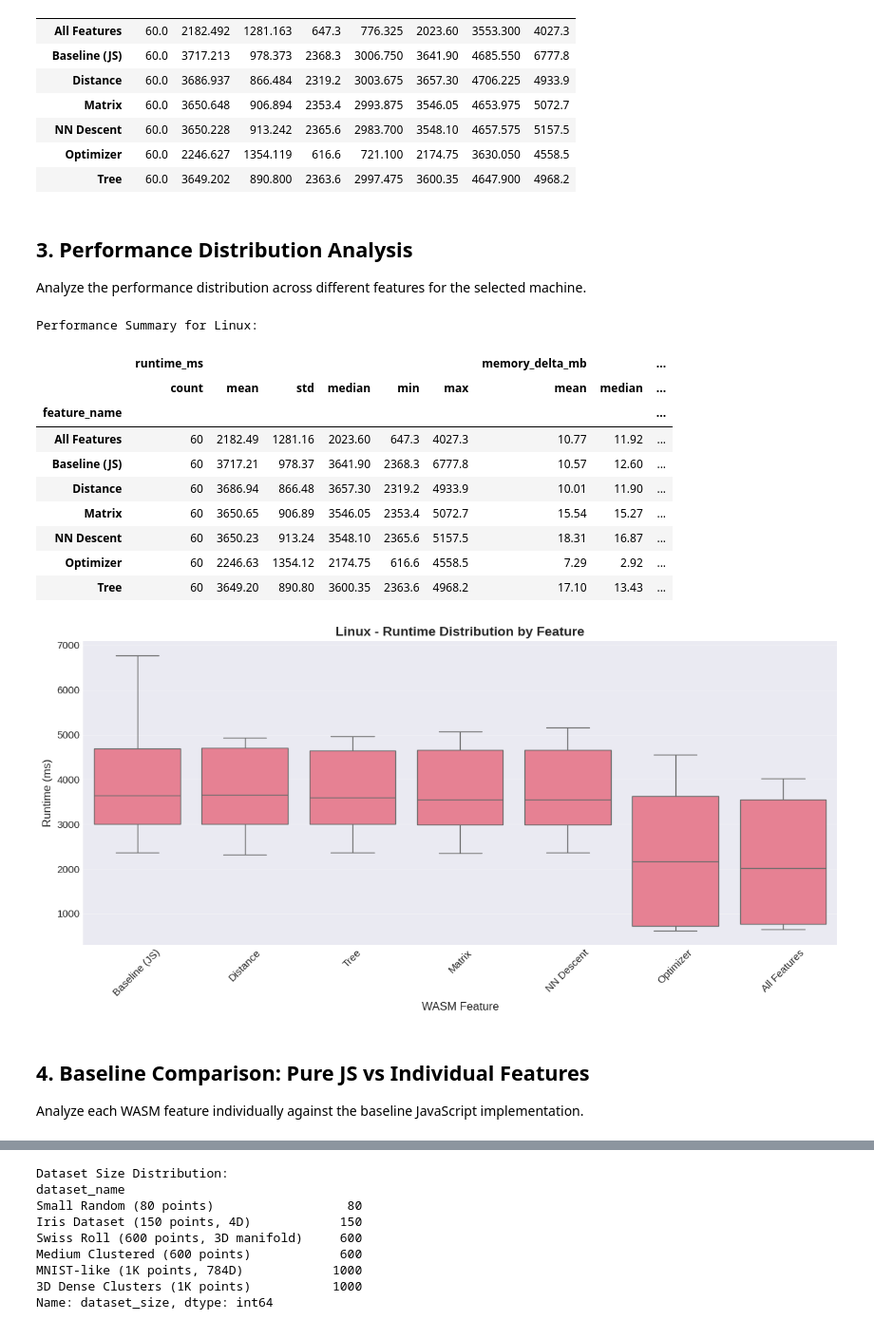
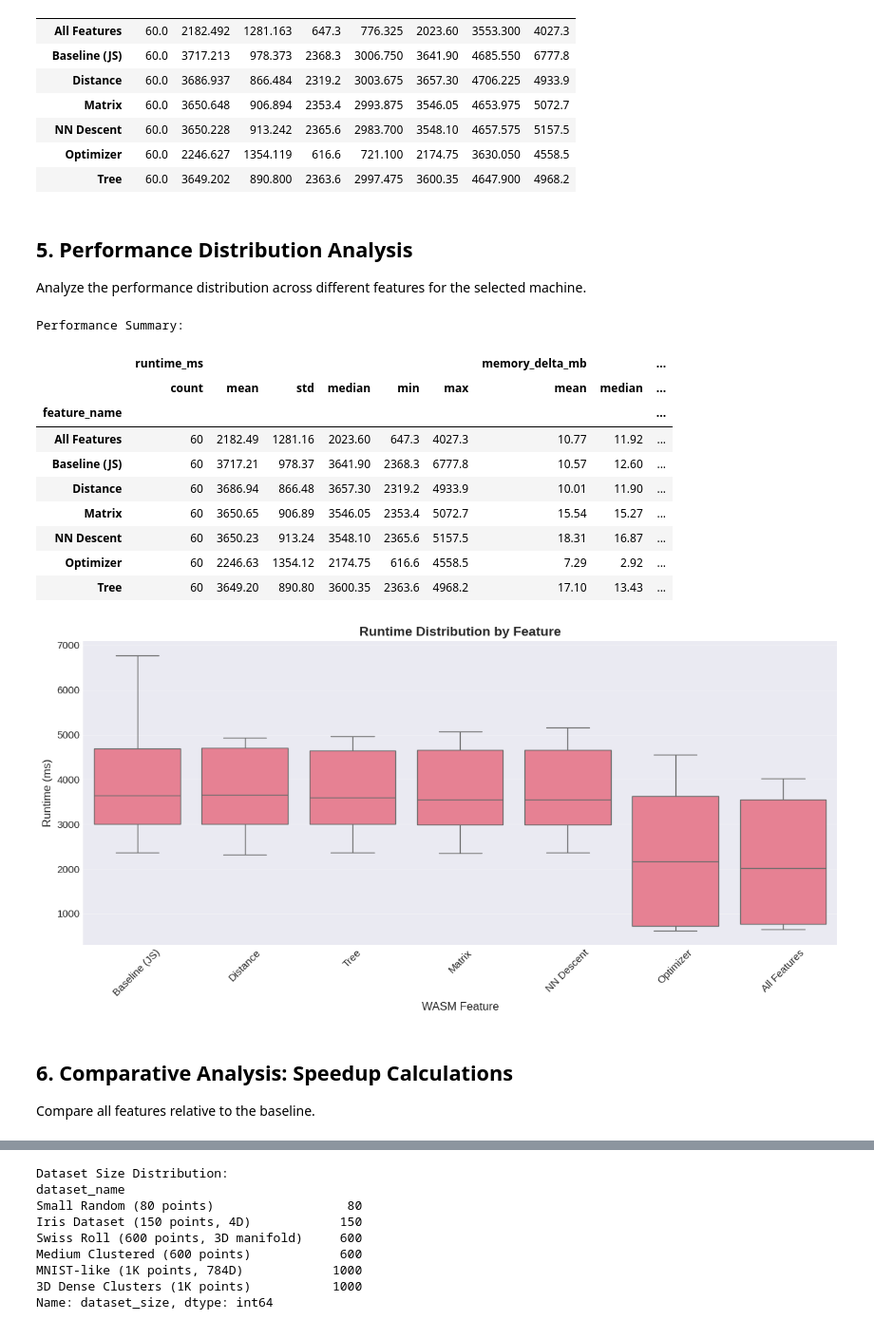
Before and after one commit to elarsaks/umap-bench, a Jupyter notebook: bench/analysis/analysis.ipynb, the cells around one changed output, grey strips where cells are left out. Shown at 95% size. Drawn from its saved outputs; the diff is of its cells as text; code cells hidden in the pictures.

```diff
--- a/bench/analysis/analysis.ipynb
+++ b/bench/analysis/analysis.ipynb
@@ -188,0 +159,12 @@ Datasets: ['3D Dense Clusters (1K points)', 'Iris Dataset (150 points, 4D)', 'MN
+# %%
+# Create analysis dataset
+df_analysis = df_clean.copy()
+
+print(f"\n{'='*80}")
+print(f"DATASET READY FOR ANALYSIS")
+print(f"{'='*80}")
+print(f"Total measurements: {len(df_analysis):,}")
+print(f"Features: {sorted(df_analysis['feature_name'].unique())}")
+print(f"Datasets: {df_analysis['dataset_name'].nunique()}")
+print(f"\nMeasurements per feature:")
+print(df_analysis['feature_name'].value_counts().sort_index())
@@ -211,7 +1377,7 @@ Runtime statistics by feature:
 | Optimizer | 60.0 | 2246.627 | 1354.119 | 616.6 | 721.100 | 2174.75 | 3630.050 | 4558.5 |
 | Tree | 60.0 | 3649.202 | 890.800 | 2363.6 | 2997.475 | 3600.35 | 4647.900 | 4968.2 |
 # %% [markdown]
-## 3. Performance Distribution Analysis
+## 5. Performance Distribution Analysis
 
 Analyze the performance distribution across different features for the selected machine.
 # %%
@@ -224,10 +1390,10 @@ feature_summary = df_analysis.groupby('feature_name').agg({
     'responsiveness_ms': ['mean', 'median']
 }).round(2)
 
-print(f"Performance Summary for {SELECTED_MACHINE}:")
+print("Performance Summary:")
 feature_summary
 # %% [output]
-Performance Summary for Linux:
+Performance Summary:
 |  | runtime_ms |  |  |  |  |  | memory_delta_mb |  | ... |
 |  | count | mean | std | median | min | max | mean | median | ... |
 | feature_name |  |  |  |  |  |  |  |  | ... |
@@ -241,28 +1407,28 @@ Performance Summary for Linux:
 # %%
 # Visualize runtime distribution by feature
 fig, ax = plt.subplots(figsize=(12, 6))
 
 # Order features logically
 feature_order = ['Baseline (JS)', 'Distance', 'Tree', 'Matrix', 'NN Descent', 'Optimizer', 'All Features']
 feature_order = [f for f in feature_order if f in df_analysis['feature_name'].unique()]
 
 sns.boxplot(data=df_analysis, x='feature_name', y='runtime_ms',
             order=feature_order, ax=ax, showfliers=False)
-ax.set_title(f'{SELECTED_MACHINE} - Runtime Distribution by Feature', fontsize=14, fontweight='bold')
+ax.set_title('Runtime Distribution by Feature', fontsize=14, fontweight='bold')
 ax.set_xlabel('WASM Feature', fontsize=12)
 ax.set_ylabel('Runtime (ms)', fontsize=12)
 ax.tick_params(axis='x', rotation=45)
 ax.grid(axis='y', alpha=0.3)
 
 plt.tight_layout()
 plt.savefig('../outputs/figures/runtime_distribution.png', bbox_inches='tight')
 plt.show()
 # %% [output]
-[figure, old version]
+[figure, new version]
 # %% [markdown]
-## 4. Baseline Comparison: Pure JS vs Individual Features
+## 6. Comparative Analysis: Speedup Calculations
 
-Analyze each WASM feature individually against the baseline JavaScript implementation.
+Compare all features relative to the baseline.
 # %%
 def calculate_speedup(df, baseline_feature='Baseline (JS)', machine=None):
     """
```
Also changed, not shown: parts of 47 cells of this notebook.
